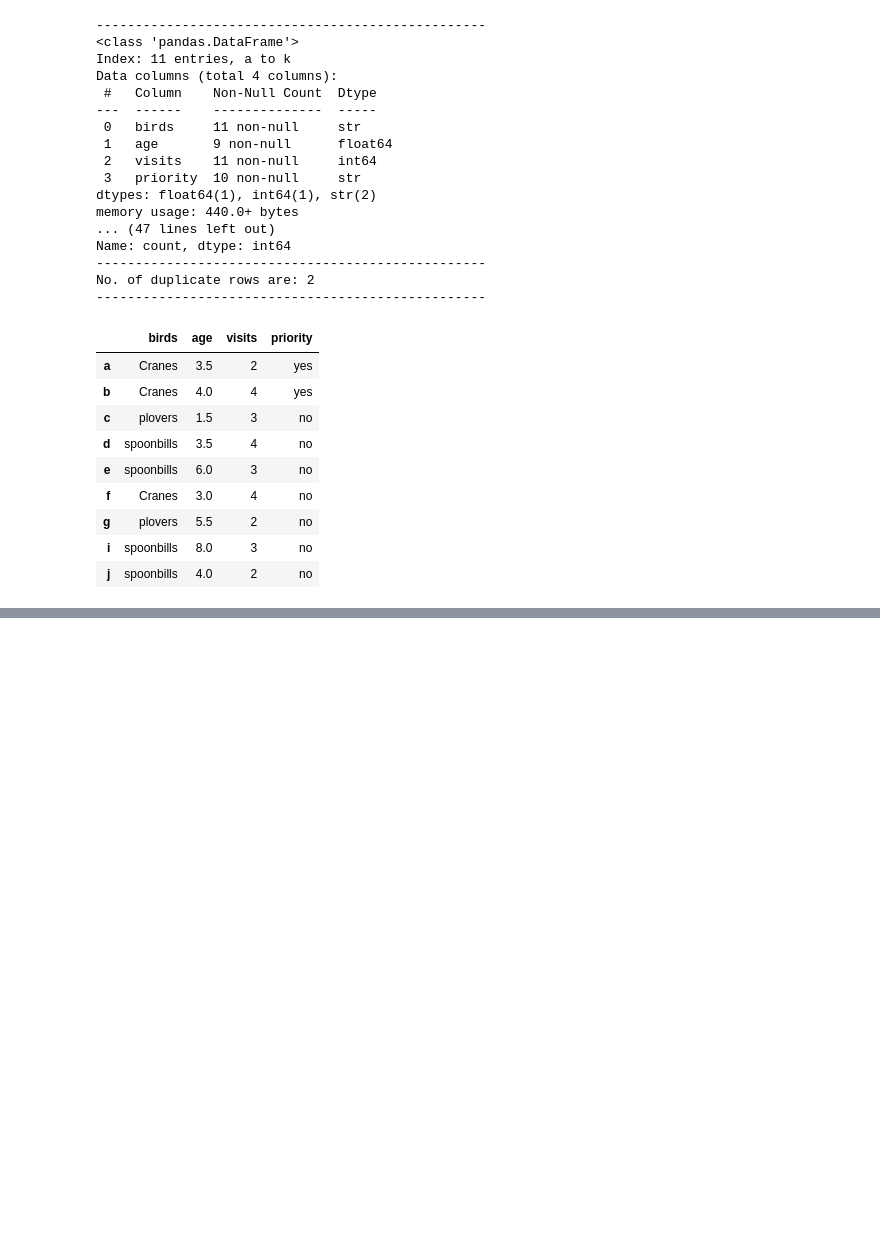
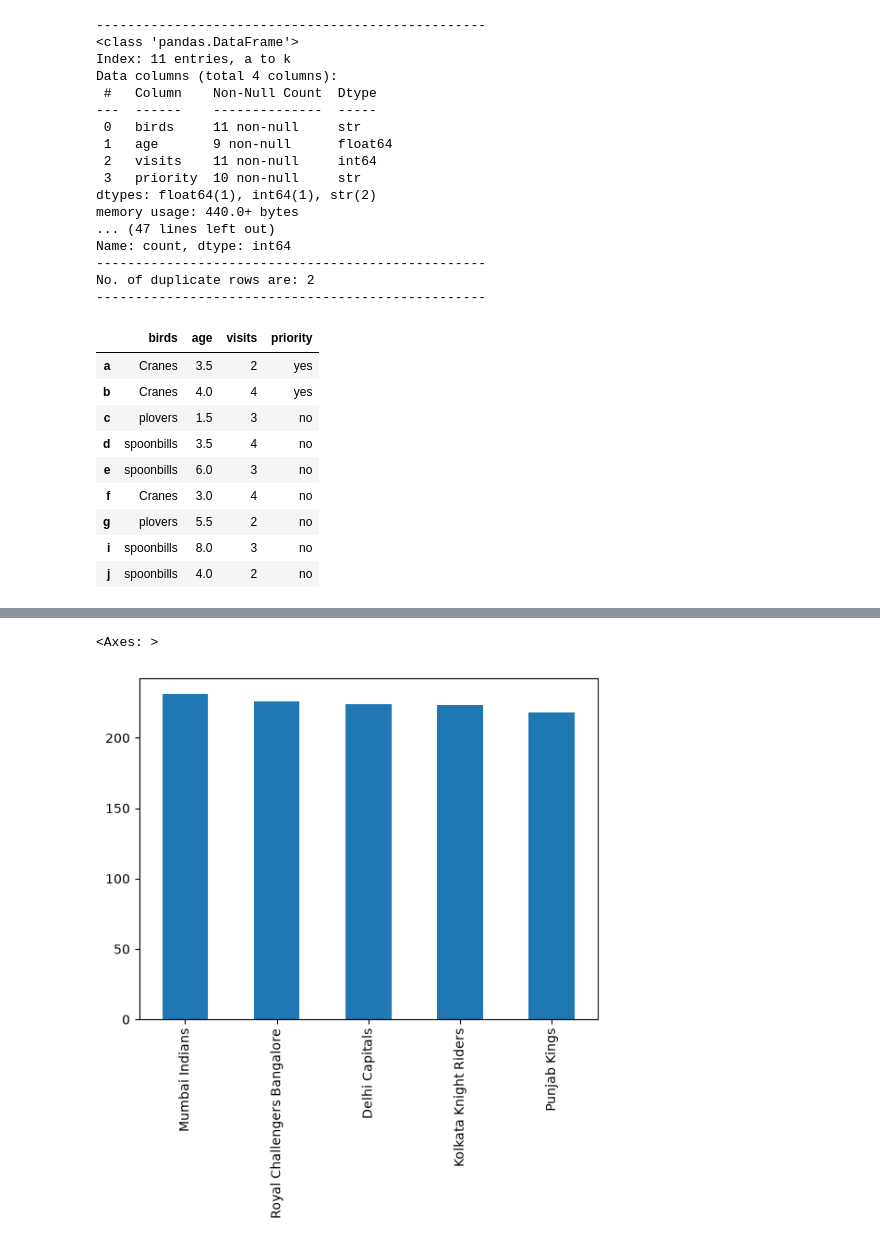
Before and after one commit to muhammad-saad-2006/ai-learning, a Jupyter notebook: week1/pandas-practice.ipynb, the cells around one changed output, grey strips where cells are left out. Drawn from its saved outputs; the diff is of its cells as text; code cells hidden in the pictures; blank space fills up the shorter version.

```diff
--- a/week1/pandas-practice.ipynb
+++ b/week1/pandas-practice.ipynb
@@ -295,0 +315,15 @@ No. of duplicate rows are: 2
+# %%
+df = pd.read_csv("E:/ai-learning/data/IPL_Matches_2008_2022.csv")
+
+team_name_mapping = {
+    'Delhi Daredevils' : 'Delhi Capitals',
+    'Kings XI Punjab' : 'Punjab Kings',
+    'Rising Pune SUpergiants' : 'Rising Pune Supergiant'
+}
+
+columns = ['Team1', 'Team2', 'TossWinner', 'WinningTeam']
+
+for col in columns:
+    df[col] = df[col].replace(team_name_mapping)
+
+display(df[df['Team1'] == 'Delhi Capitals'])
@@ -295,0 +348,6 @@ No. of duplicate rows are: 2
+# %%
+top_5_teams = pd.concat([df['Team1'], df['Team2']]).value_counts().head(5)
+top_5_teams.plot(kind='bar')
+# %% [output]
+<Axes: >
+[figure, added]
```
Also changed, not shown: parts of 8 cells of this notebook, 1 other file.
